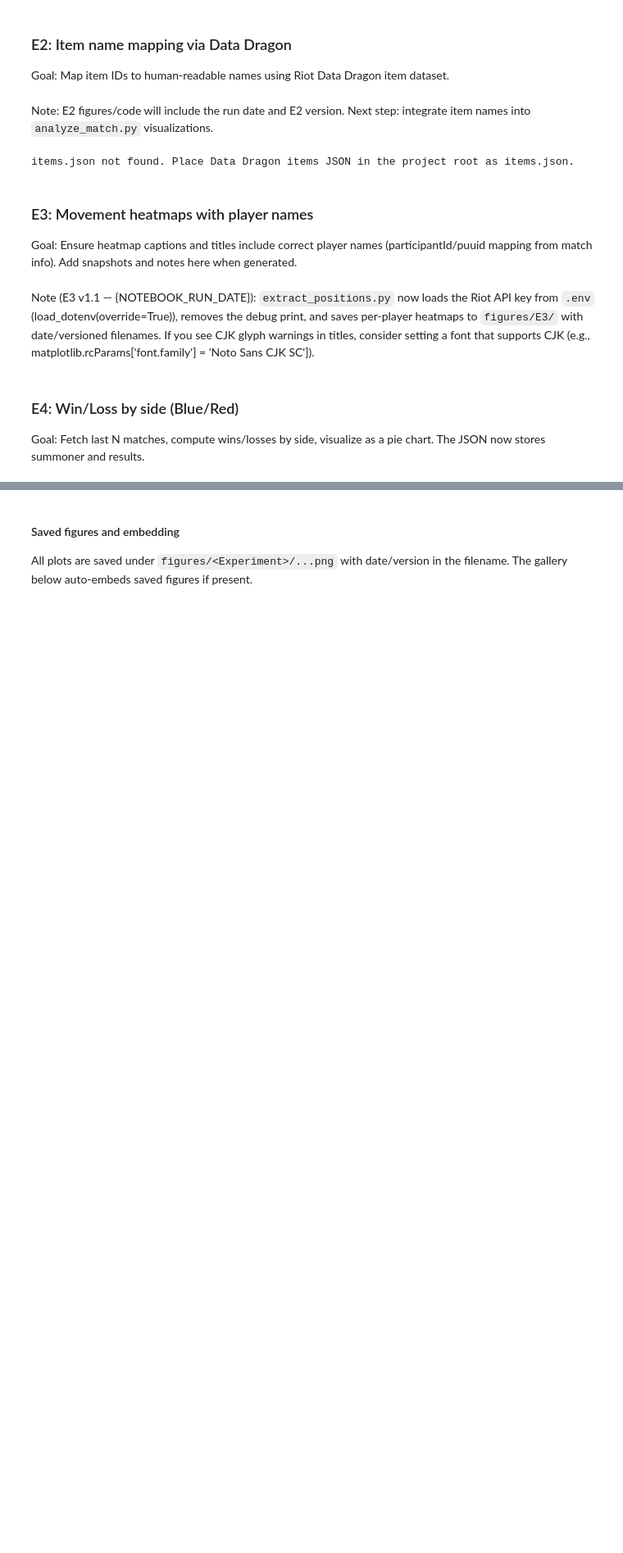
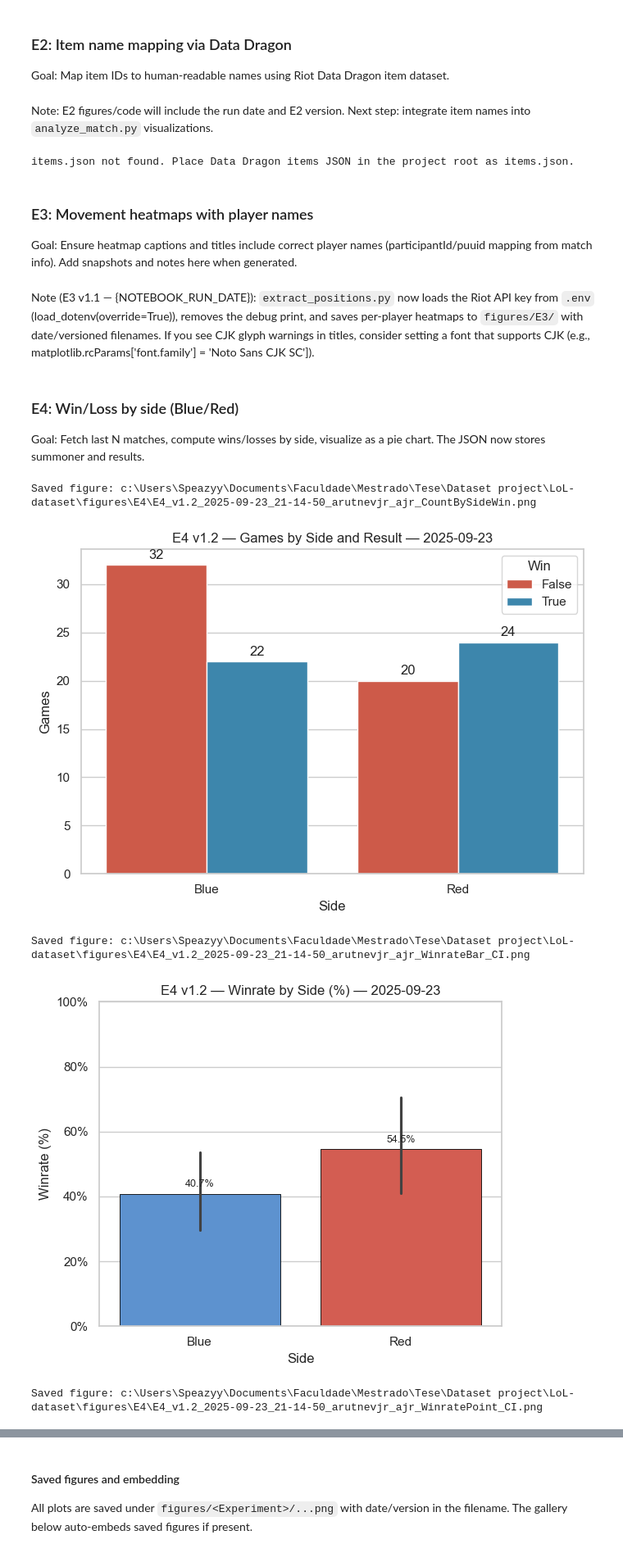
Before and after one commit to tiagoffelix/LoL-dataset, a Jupyter notebook: Notebook.ipynb, the cells around one changed output, grey strips where cells are left out. Shown at 82% size. Drawn from its saved outputs; the diff is of its cells as text; code cells hidden in the pictures; blank space fills up the shorter version.

```diff
--- a/Notebook.ipynb
+++ b/Notebook.ipynb
@@ -239,3 +255,80 @@ display_experiment_images('E3', prefix='E3_')
 # %% [markdown]
 ### E4: Win/Loss by side (Blue/Red)
 Goal: Fetch last N matches, compute wins/losses by side, visualize as a pie chart. The JSON now stores summoner and results.
+# %%
+# E4: Seaborn optimal plots — countplot and CI-based winrate charts
+import json, numpy as np, pandas as pd, seaborn as sns, matplotlib.pyplot as plt
+from matplotlib.ticker import PercentFormatter
+
+with open("player_winloss_side.json", "r") as f:
+    json_data = json.load(f)
+
+SUMMONER_NAME = json_data.get("summoner_name", "?")
+TAGLINE = json_data.get("tagline", "?")
+results = json_data.get("results", [])
+
+if not results:
+    print("No results in player_winloss_side.json")
+else:
+    df = pd.DataFrame(results)
+    # Normalize side labels and create numeric win column
+    df['side'] = df['side'].str.capitalize()
+    df['win_num'] = df['win'].astype(int)
+
+    sns.set_theme(style="whitegrid", context="notebook")
+
+    # 1) Countplot: Games by side and result
+    plt.figure(figsize=(7,5))
+    ax = sns.countplot(
+        data=df, x='side', hue='win', dodge=True,
+        palette={True: '#2b8cbe', False: '#e34a33'},
+        order=sorted(df['side'].unique())
+    )
+    plt.title(f"E4 {E4_VERSION} — Games by Side and Result — {NOTEBOOK_RUN_DATE}")
+    plt.xlabel("Side"); plt.ylabel("Games")
+    for c in ax.containers:
+        ax.bar_label(c, fmt='%d', padding=3)
+    ax.legend(title="Win", frameon=True)
+    plt.tight_layout()
+    save_fig(plt.gcf(), f"E4_{E4_VERSION}_{RUN_STAMP}_{SUMMONER_NAME}_{TAGLINE}_CountBySideWin.png", subdir="E4")
+    plt.show()
+
+    # 2) Winrate bar with 95% CI
+    plt.figure(figsize=(6,5))
+    ax = sns.barplot(
+        data=df, x='side', y='win_num', estimator=np.mean,
+        errorbar=('ci', 95),
+        hue='side', palette={'Blue': '#4a90e2', 'Red': '#e94b3c'},
+        dodge=False, edgecolor='black', linewidth=0.6, legend=False
+    )
+    ax.set_title(f"E4 {E4_VERSION} — Winrate by Side (%) — {NOTEBOOK_RUN_DATE}")
+    ax.set_xlabel("Side"); ax.set_ylabel("Winrate (%)")
+    ax.set_ylim(0, 1)
+    ax.yaxis.set_major_formatter(PercentFormatter(1.0))
+    for p in ax.patches:
+        h = p.get_height()
+        ax.annotate(f"{h*100:.1f}%", (p.get_x()+p.get_width()/2., h), ha='center', va='bottom', fontsize=9, xytext=(0,4), textcoords='offset points')
+    plt.tight_layout()
+    save_fig(plt.gcf(), f"E4_{E4_VERSION}_{RUN_STAMP}_{SUMMONER_NAME}_{TAGLINE}_WinrateBar_CI.png", subdir="E4")
+    plt.show()
+
+    # 3) Winrate point plot with 95% CI
+    plt.figure(figsize=(6,5))
+    ax = sns.pointplot(data=df, x='side', y='win_num', errorbar=('ci',95), join=False, color='#333', markers='o')
+    ax.set_title(f"E4 {E4_VERSION} — Winrate by Side (Point+CI) — {NOTEBOOK_RUN_DATE}")
+    ax.set_xlabel("Side"); ax.set_ylabel("Winrate (%)")
+    ax.set_ylim(0, 1)
+    ax.yaxis.set_major_formatter(PercentFormatter(1.0))
+    means = df.groupby('side')['win_num'].mean()
+    for i, side in enumerate(sorted(df['side'].unique())):
+        m = means.loc[side]
+        ax.text(i, m + 0.03, f"{m*100:.1f}%", ha='center', va='bottom', fontsize=9)
+    plt.tight_layout()
+    save_fig(plt.gcf(), f"E4_{E4_VERSION}_{RUN_STAMP}_{SUMMONER_NAME}_{TAGLINE}_WinratePoint_CI.png", subdir="E4")
+    plt.show()
+# %% [output]
+Saved figure: c:\Users\Speazyy\Documents\Faculdade\Mestrado\Tese\Dataset project\LoL-dataset\figures\E4\E4_v1.2_2025-09-23_21-14-50_arutnevjr_ajr_CountBySideWin.png
+[figure, added]
+Saved figure: c:\Users\Speazyy\Documents\Faculdade\Mestrado\Tese\Dataset project\LoL-dataset\figures\E4\E4_v1.2_2025-09-23_21-14-50_arutnevjr_ajr_WinrateBar_CI.png
+[figure, added]
+Saved figure: c:\Users\Speazyy\Documents\Faculdade\Mestrado\Tese\Dataset project\LoL-dataset\figures\E4\E4_v1.2_2025-09-23_21-14-50_arutnevjr_ajr_WinratePoint_CI.png
```
Also changed, not shown: parts of 6 cells of this notebook, 53 other files.
